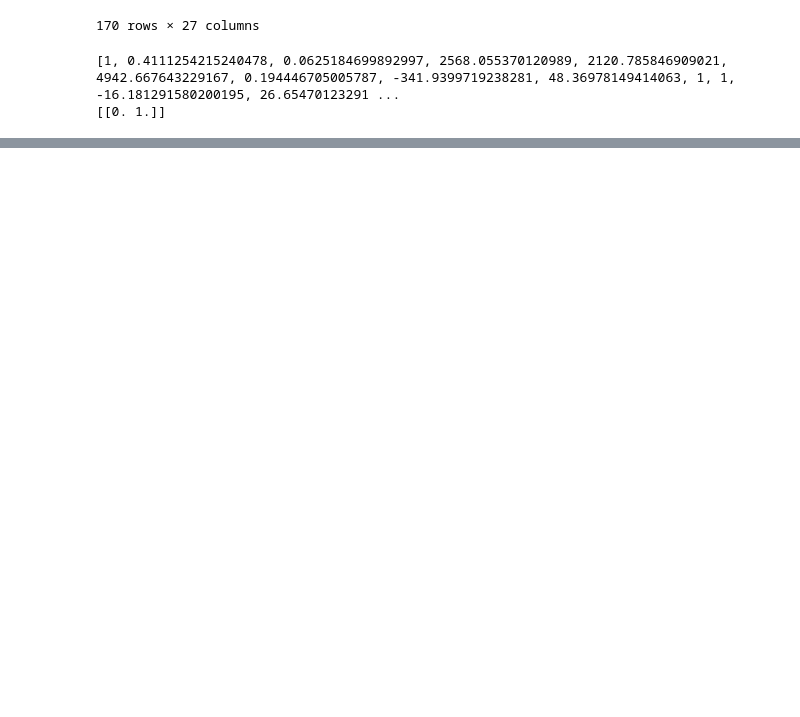
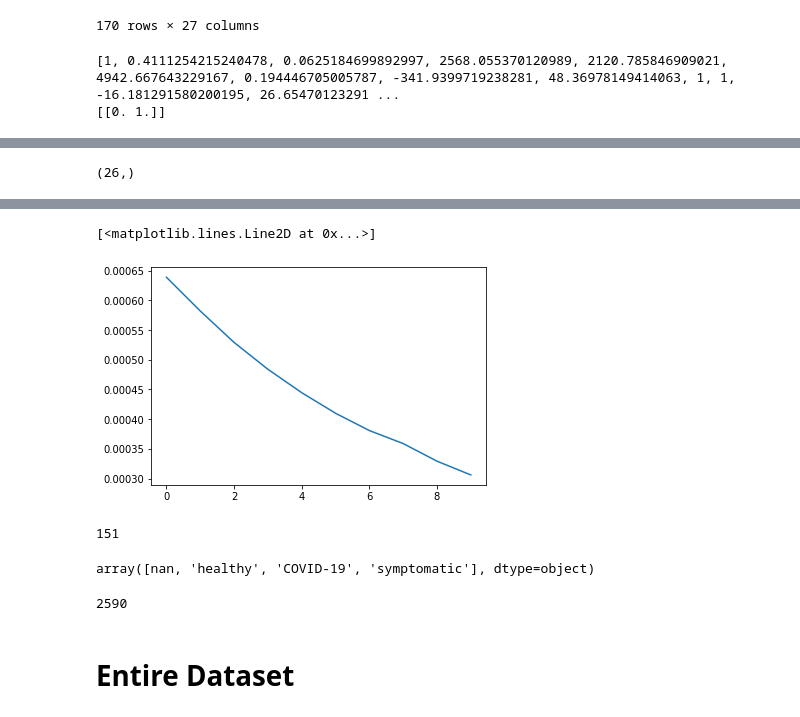
Before and after one commit to Rithik57/CovidDetection, a Jupyter notebook: notebook.ipynb, the cells around one changed output, grey strips where cells are left out. Saved outputs shown, nothing was run; the diff lists cells and outputs as text; code cells hidden in the pictures; blank space fills up the shorter version.

Commit message:
formed data

```diff
--- a/notebook.ipynb
+++ b/notebook.ipynb
@@ -296,3 +296,6 @@ print(model.predict([x_test]))
 # %% [output]
 [1, 0.4111254215240478, 0.0625184699892997, 2568.055370120989, 2120.785846909021, 4942.667643229167, 0.194446705005787, -341.9399719238281, 48.36978149414063, 1, 1, -16.181291580200195, 26.65470123291 ...
 [[0. 1.]]
+# %%
+df = pd.read_csv("data_new_extended.csv")
+df
@@ -298,0 +316,2 @@ print(model.predict([x_test]))
+# %%
+df['label'] = df['label'].map({'not_covid' : 0,'covid':1})
@@ -298,0 +334,26 @@ print(model.predict([x_test]))
+# %%
+from sklearn.preprocessing import StandardScaler
+scaler = StandardScaler()
+X = df.iloc[:,:-1]
+Y = df.iloc[:,-1]
+X = scaler.fit_transform(X)
+# %%
+(X.shape[1],)
+# %% [output]
+(26,)
+# %%
+model = keras.models.Sequential()
+model.add(keras.layers.InputLayer(input_shape=(X.shape[1],)))
+model.add(keras.layers.Dense(512,activation='relu'))
+model.add(keras.layers.Dense(128,activation='relu'))
+model.add(keras.layers.Dense(64,activation='relu'))
+model.add(keras.layers.Dense(1,activation='sigmoid'))
+model.compile(optimizer="Adam",loss="binary_crossentropy",metrics=["mae"])
+# %%
+history = model.fit(X,Y.values,epochs=10)
+loss = history.history['loss']
+accuracy = history.history['mae']
+epochs = range(len(history.history['loss']))
+plt.plot(epochs,loss,label='validation_loss')
+#plt.plot(epochs,accuracy,label='mae')
+# %% [output]
@@ -298,0 +380,6 @@ print(model.predict([x_test]))
+[<matplotlib.lines.Line2D at 0x...>]
+[figure, added]
+# %%
+len(df[df['label']==0])
+# %% [output]
+151
@@ -298,0 +388,10 @@ print(model.predict([x_test]))
+# %%
+df['status'].unique()
+# %% [output]
+array([nan, 'healthy', 'COVID-19', 'symptomatic'], dtype=object)
+# %%
+len(df[df['status']=='symptomatic'])
+# %% [output]
+2590
+# %% [markdown]
+# Entire Dataset
```
Also changed, not shown: parts of 14 cells of this notebook, 5 other files.
